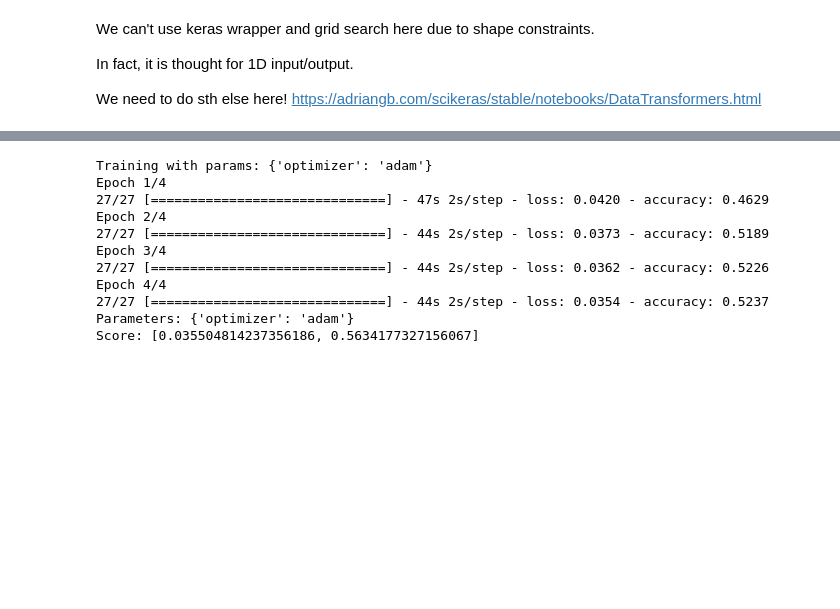
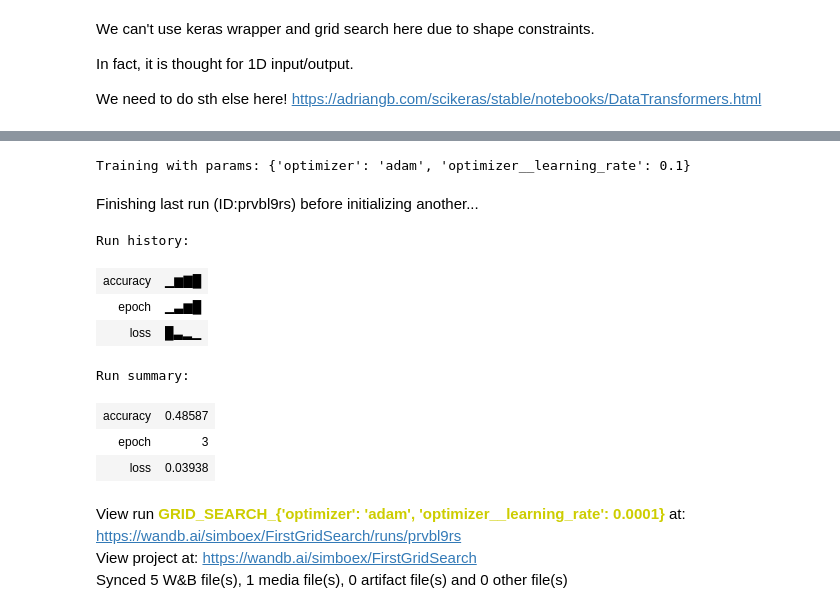
Before and after one commit to SimBoex/RemoteSensing, a Jupyter notebook: COLAB_SemanticSegmentation.ipynb, the cells around one changed output, grey strips where cells are left out. Drawn from its saved outputs; the diff is of its cells as text; code cells hidden in the pictures; blank space fills up the shorter version.

Commit message:
Last updated version with wandb working!

```diff
--- a/COLAB_SemanticSegmentation.ipynb
+++ b/COLAB_SemanticSegmentation.ipynb
@@ -282,7 +282,7 @@ epochs
 4
 # %%
 # Function used for Grid-search
-def define_model(optimizer = "adam"):
+def define_model(optimizer):
     model = multi_unet_model()
-    model.compile(loss=sm.losses.CategoricalFocalLoss(), metrics=['accuracy'])
+    model.compile(optimizer = optimizer, loss=sm.losses.CategoricalFocalLoss(), metrics=['accuracy'])
     return model
@@ -354,46 +319,78 @@ X_train_grid.shape
 # %%
 import gc
+import wandb
+# WandbCallback will automatically log history data from any metrics collected by keras: loss and anything passed into keras_model.compile().
+from wandb.integration.keras import WandbCallback
+from sklearn.model_selection import ParameterGrid
 
 param_grid = {
     'optimizer': ["adam"],
-    #'kernel_size': [3, 5],
+    'optimizer__learning_rate': [1e-1, 1e-2, 1e-3, 1e-4],
     #'epochs': [5, 10],
     #'batch_size': [16, 32]
 }
 
 results = []
-
+NAME = "GRID_SEARCH_"
 for params in ParameterGrid(param_grid):
     print("Training with params:", params)
-    model = define_model(optimizer=param_grid['optimizer'])
 
+    #########################################################################################
+    wandb.init(project="FirstGridSearch",
+               name = NAME + str(params),
+               reinit=True,
+               #config={
+                #  "optimizer": optimizer,
+                 # "optimizer__learning_rate": params['optimizer__learning_rate'],
+                  #    }
+               )
+    #########################################################################################
+
+
+    if params["optimizer"] == "adam":
+      optimizer = tf.keras.optimizers.Adam(learning_rate=params['optimizer__learning_rate'])
+
+
+    #########################################################################################
+    model = define_model(optimizer=optimizer)
     # Fit the model
-    model.fit(X_train_grid, y_train_grid, epochs=4, batch_size=32, verbose=1)
+    model.fit(X_train, y_train, epochs=4, batch_size=32, verbose=1,callbacks=[WandbCallback()])
+    # Evaluate the model
+    #########################################################################################
 
-    # Evaluate the model
-    score = model.evaluate(X_test_grid, y_test_grid, verbose=0)
-    results.append({
-        'params': params,
-        'score': score
-    })
+    # Extract metric names
+    #metric_names = model.metrics_names
+    # Create a dictionary of metric names and their scores
+    #score_dict = dict(zip(metric_names, score))
+    # Update wandb
+    # Append to the current object
+    #wandb.log({"accuracy": score_dict["accuracy"], "Loss": score_dict["loss"]})
+    #results.append({
+     #   'performances':  score_dict,
+      #  'parameters_grid': params
+    #})
+    wandb.finish()
+    #########################################################################################
 
     # Clear the Keras/TensorFlow session to free up resources
     tf.keras.backend.clear_session()
     gc.collect()
 
-    # Print results
+# Print  the current results
 for result in results:
     print("Parameters:", result['params'])
     print("Score:", result['score'])
 # %% [output]
-Training with params: {'optimizer': 'adam'}
-Epoch 1/4
-27/27 [==============================] - 47s 2s/step - loss: 0.0420 - accuracy: 0.4629
-Epoch 2/4
-27/27 [==============================] - 44s 2s/step - loss: 0.0373 - accuracy: 0.5189
-Epoch 3/4
-27/27 [==============================] - 44s 2s/step - loss: 0.0362 - accuracy: 0.5226
-Epoch 4/4
-27/27 [==============================] - 44s 2s/step - loss: 0.0354 - accuracy: 0.5237
-Parameters: {'optimizer': 'adam'}
-Score: [0.035504814237356186, 0.5634177327156067]
+Training with params: {'optimizer': 'adam', 'optimizer__learning_rate': 0.1}
+Finishing last run (ID:prvbl9rs) before initializing another...
+Run history:
+| accuracy | ▁▆▇█ |
+| epoch | ▁▃▆█ |
+| loss | █▃▂▁ |
+Run summary:
+| accuracy | 0.48587 |
+| epoch | 3 |
+| loss | 0.03938 |
+View run GRID_SEARCH_{'optimizer': 'adam', 'optimizer__learning_rate': 0.0001} at: https://wandb.ai/simboex/FirstGridSearch/runs/prvbl9rs
+View project at: https://wandb.ai/simboex/FirstGridSearch
+Synced 5 W&B file(s), 1 media file(s), 0 artifact file(s) and 0 other file(s)
```
Also changed, not shown: parts of 8 cells of this notebook.
